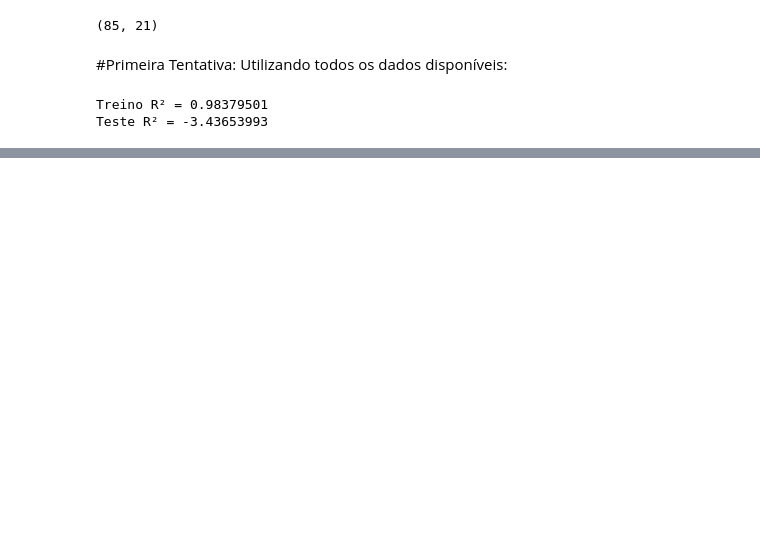
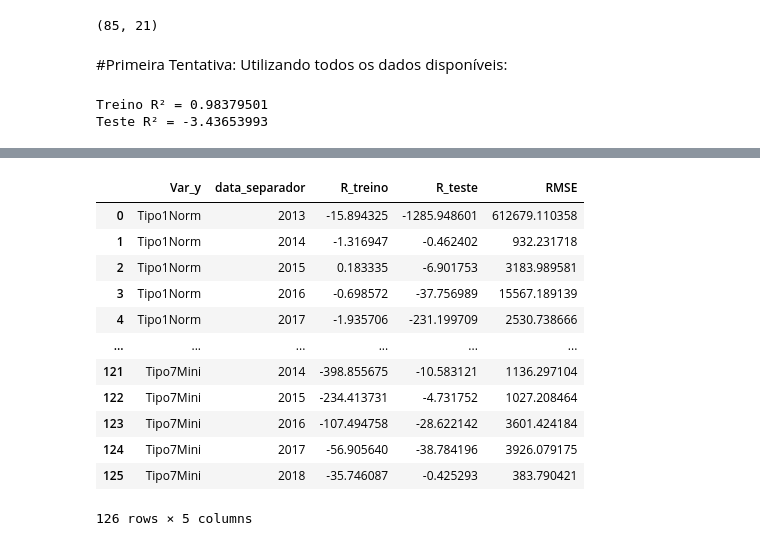
Before and after one commit to GabrielTrentino/TCC, a Jupyter notebook: TCC_parte_2.ipynb, the cells around one changed output, grey strips where cells are left out. Cells and saved outputs as stored; diff of their text form; code cells hidden in the pictures; blank space fills up the shorter version.

```diff
--- a/TCC_parte_2.ipynb
+++ b/TCC_parte_2.ipynb
@@ -315,0 +377,16 @@ JanelaMovel_Regressao(df, df_new, 2,2)
+# %%
+JanelaExpansivel_RegressaoLinear(df, df_new, 1, 1)
+# %% [output]
+|  | Var_y | data_separador | R_treino | R_teste | RMSE |
+| 0 | Tipo1Norm | 2013 | -15.894325 | -1285.948601 | 612679.110358 |
+| 1 | Tipo1Norm | 2014 | -1.316947 | -0.462402 | 932.231718 |
+| 2 | Tipo1Norm | 2015 | 0.183335 | -6.901753 | 3183.989581 |
+| 3 | Tipo1Norm | 2016 | -0.698572 | -37.756989 | 15567.189139 |
+| 4 | Tipo1Norm | 2017 | -1.935706 | -231.199709 | 2530.738666 |
+| ... | ... | ... | ... | ... | ... |
+| 121 | Tipo7Mini | 2014 | -398.855675 | -10.583121 | 1136.297104 |
+| 122 | Tipo7Mini | 2015 | -234.413731 | -4.731752 | 1027.208464 |
+| 123 | Tipo7Mini | 2016 | -107.494758 | -28.622142 | 3601.424184 |
+| 124 | Tipo7Mini | 2017 | -56.905640 | -38.784196 | 3926.079175 |
+| 125 | Tipo7Mini | 2018 | -35.746087 | -0.425293 | 383.790421 |
+126 rows × 5 columns
```
Also changed, not shown: parts of 10 cells of this notebook.
